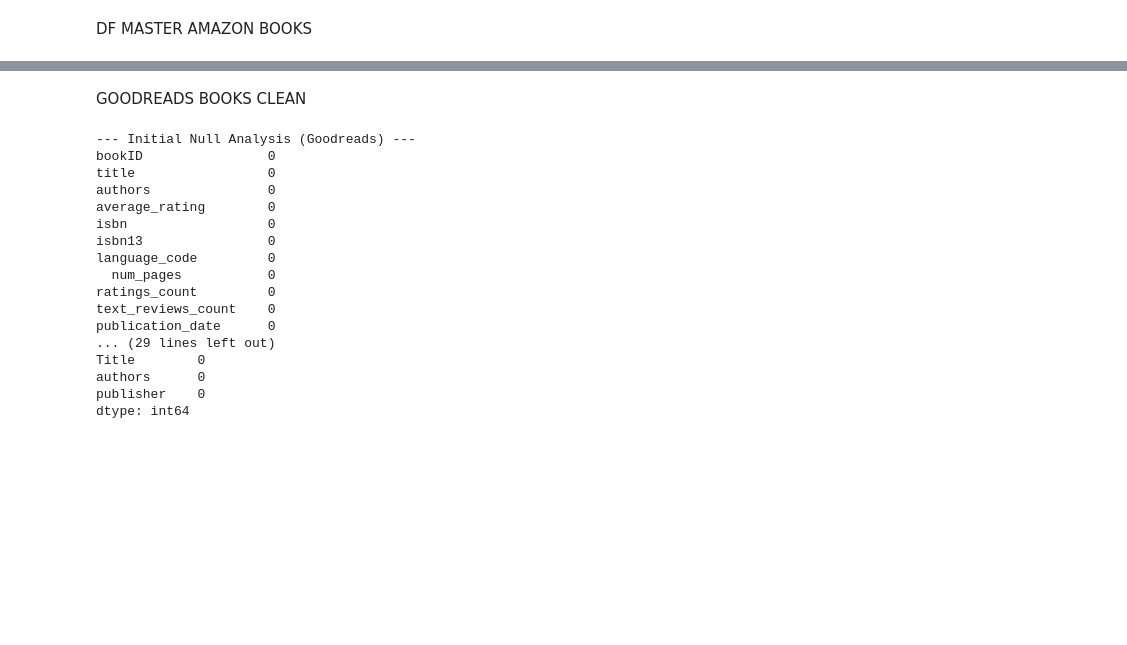
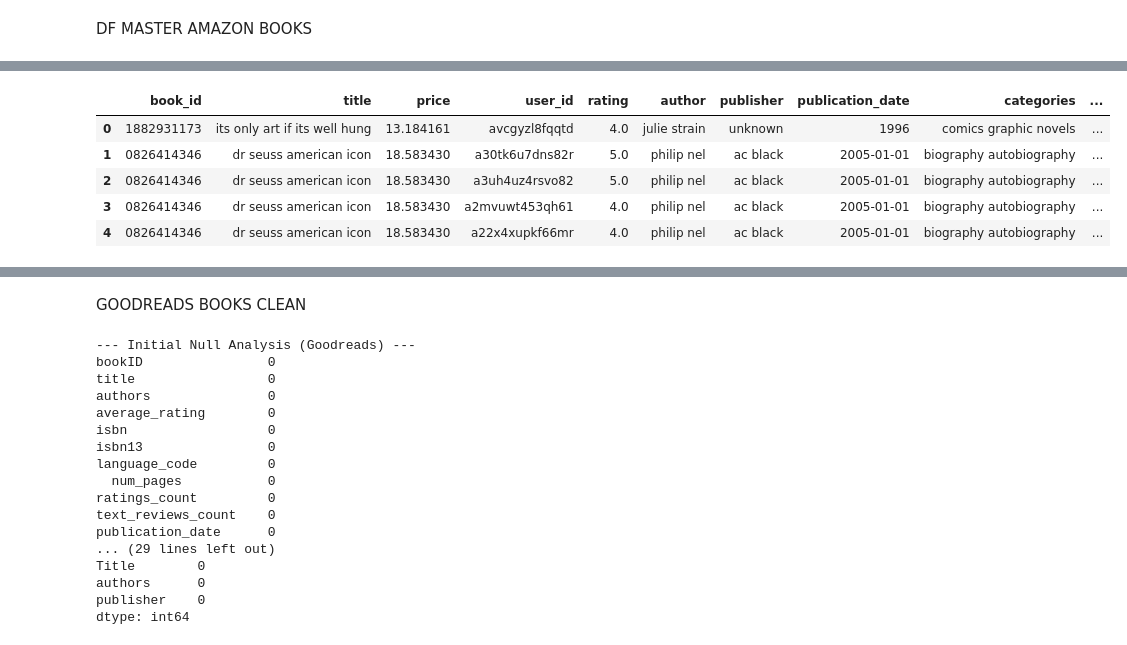
Before and after one commit to CMOancea/Proyecto-final_bookshop, a Jupyter notebook: main.ipynb, the cells around one changed output, grey strips where cells are left out. Saved outputs shown, nothing was run; the diff lists cells and outputs as text; code cells hidden in the pictures; blank space fills up the shorter version.

```diff
--- a/main.ipynb
+++ b/main.ipynb
@@ -1073,0 +1154,40 @@ Export completed: Master_AmazonBooks_Data.csv
+# %%
+# 1. LOAD DATA
+# Loading both files as strings to prevent ID corruption
+df_man = pd.read_csv('unique_titles_book_id.csv', dtype=str)
+df_llm = pd.read_csv('classification_results.csv', dtype=str)
+
+# 2. STANDARDIZE JOIN KEYS
+# Using the alphanumeric cleaning to ensure IDs match regardless of format
+def clean_id(val):
+    if pd.isna(val): return ""
+    return "".join(filter(str.isalnum, str(val).upper()))
+
+df_man['id_clean'] = df_man['book_id'].apply(clean_id)
+df_llm['id_clean'] = df_llm['book_id'].apply(clean_id)
+
+# 3. CREATE THE UNIFIED MAP
+# We extract the 'parent_category' from both.
+# We drop rows where the category is missing to avoid overwriting with NaNs.
+man_map = df_man.dropna(subset=['parent_category']).set_index('id_clean')['parent_category'].to_dict()
+llm_map = df_llm.dropna(subset=['parent_category']).set_index('id_clean')['parent_category'].to_dict()
+
+# 4. CONSOLIDATE (Manual Overwrites LLM)
+# By putting llm_map first and man_map second, the manual labels win
+unified_map = {**llm_map, **man_map}
+
+# 5. APPLY TO MASTER DATASET
+# Pre-cleaning the master IDs for the mapping process
+df_amazon_master['id_clean'] = df_amazon_master['book_id'].apply(clean_id)
+
+# Drop old category columns if they exist to start fresh
+if 'parent_category' in df_amazon_master.columns:
+    df_amazon_master = df_amazon_master.drop(columns=['parent_category'])
+
+df_amazon_master['parent_category'] = df_amazon_master['id_clean'].map(unified_map)
+
+# 6. RESULTS SUMMARY
+total_rows = len(df_amazon_master)
+categorized = df_amazon_master['parent_category'].notnull().sum()
+print(f"Total rows in Master: {total_rows}")
+print(f"Successfully unified and categorized: {categorized}")
@@ -1073,0 +1326,9 @@ Export completed: Master_AmazonBooks_Data.csv
+# %%
+df_amazon_master.head()
+# %% [output]
+|  | book_id | title | price | user_id | rating | author | publisher | publication_date | categories | ... |
+| 0 | 1882931173 | its only art if its well hung | 13.184161 | avcgyzl8fqqtd | 4.0 | julie strain | unknown | 1996 | comics graphic novels | ... |
+| 1 | 0826414346 | dr seuss american icon | 18.583430 | a30tk6u7dns82r | 5.0 | philip nel | ac black | 2005-01-01 | biography autobiography | ... |
+| 2 | 0826414346 | dr seuss american icon | 18.583430 | a3uh4uz4rsvo82 | 5.0 | philip nel | ac black | 2005-01-01 | biography autobiography | ... |
+| 3 | 0826414346 | dr seuss american icon | 18.583430 | a2mvuwt453qh61 | 4.0 | philip nel | ac black | 2005-01-01 | biography autobiography | ... |
+| 4 | 0826414346 | dr seuss american icon | 18.583430 | a22x4xupkf66mr | 4.0 | philip nel | ac black | 2005-01-01 | biography autobiography | ... |
```
Also changed, not shown: parts of 35 cells of this notebook, 7 other files.
